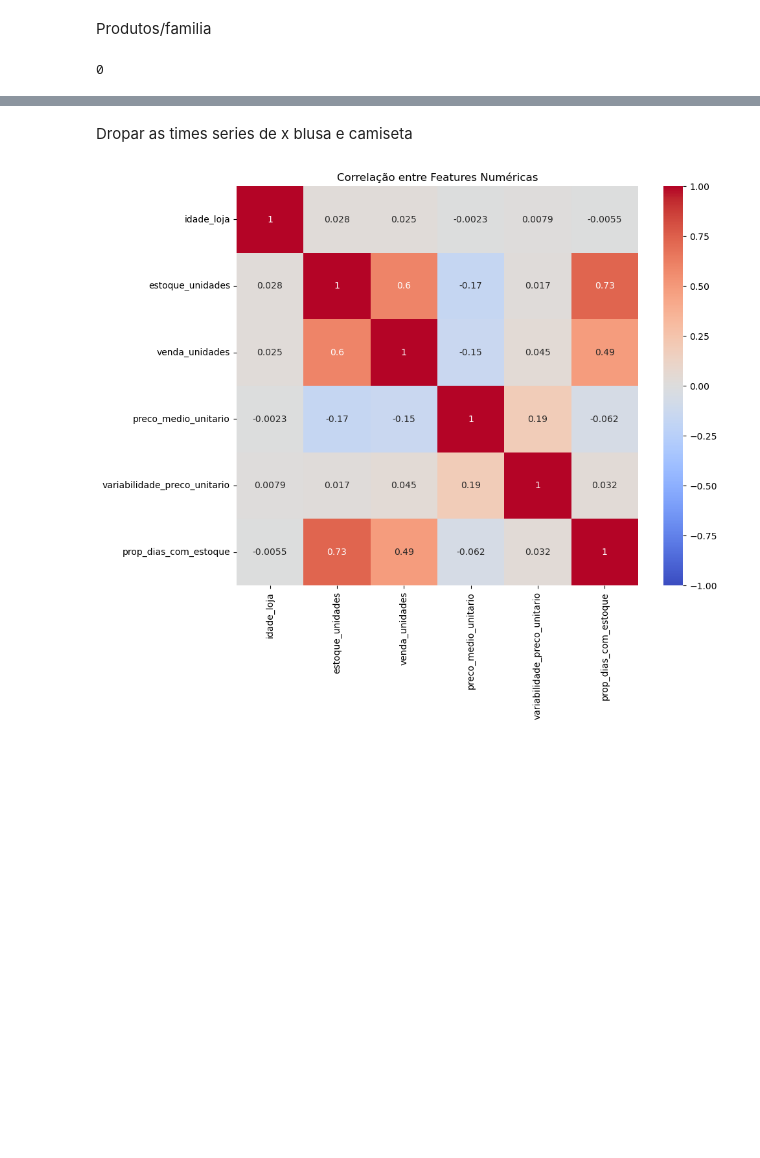
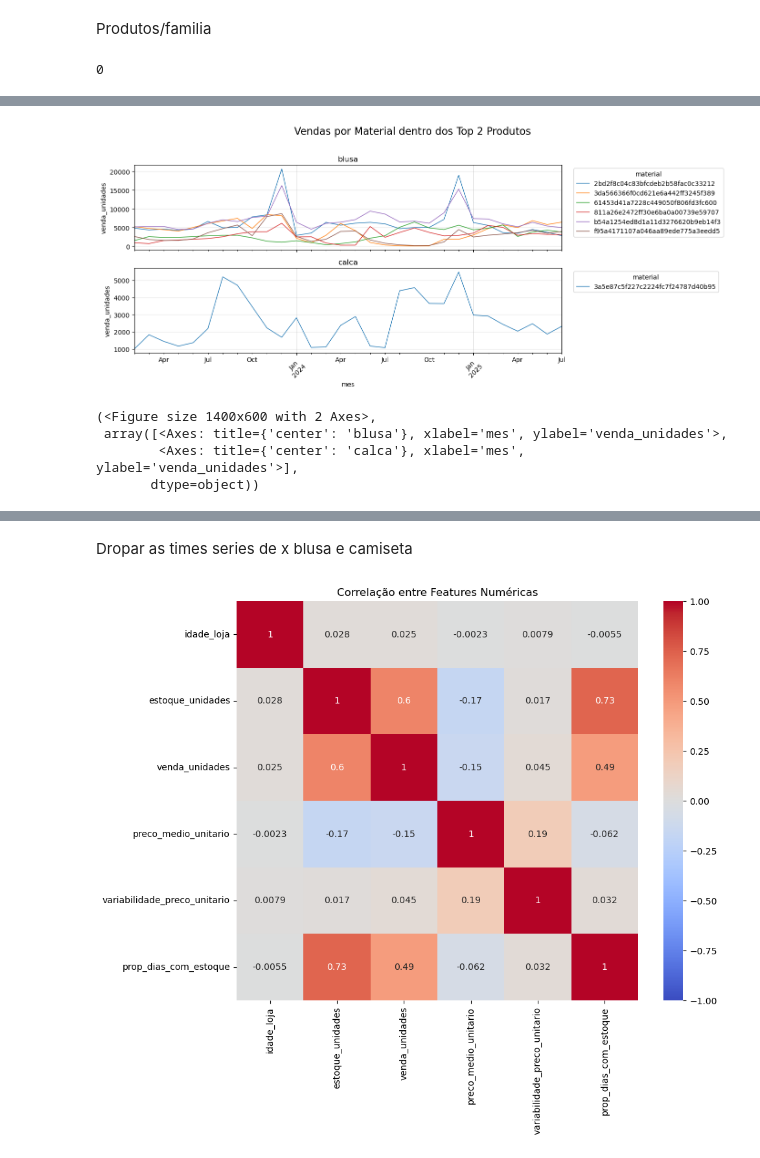
Before and after one commit to eduardozanutti/ml_timeseries_usp, a Jupyter notebook: notebooks/eda_timeseries.ipynb, the cells around one changed output, grey strips where cells are left out. Cells and saved outputs as stored; diff of their text form; code cells hidden in the pictures; blank space fills up the shorter version.

```diff
--- a/notebooks/eda_timeseries.ipynb
+++ b/notebooks/eda_timeseries.ipynb
@@ -158,0 +151,14 @@ plot_time_series_by_products(df)
+# %%
+df = df[~df['material'].isin(
+    [
+        'd2d02f574554bb7284161539e60d251b',
+        '37227479c0bd1ef74da961eafb87f13b',
+	     '395be8e13e6a427d3dc713212d59539f'
+    ])]
+plot_products_materials(df, n_products=2, title='Vendas por Material dentro dos Top 2 Produtos')
+# %% [output]
+[figure, added]
+(<Figure size 1400x600 with 2 Axes>,
+ array([<Axes: title={'center': 'blusa'}, xlabel='mes', ylabel='venda_unidades'>,
+        <Axes: title={'center': 'calca'}, xlabel='mes', ylabel='venda_unidades'>],
+       dtype=object))
```
Also changed, not shown: parts of 17 cells of this notebook, 1 other file.
